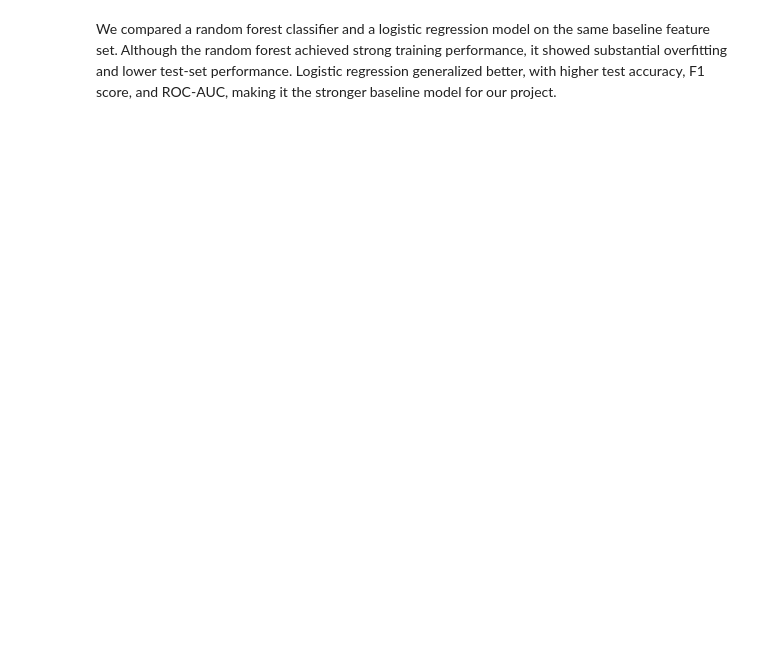
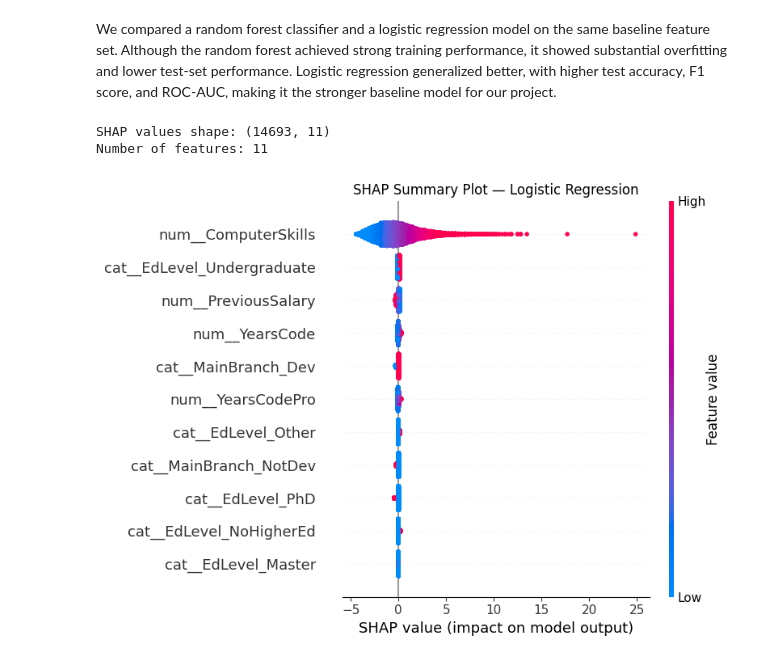
Before and after one commit to BenjaminSchrager/Big-Data-Final-Project, a Jupyter notebook: notebook.ipynb, the cells around one changed output. Cells and saved outputs as stored; diff of their text form; code cells hidden in the pictures; blank space fills up the shorter version.

```diff
--- a/notebook.ipynb
+++ b/notebook.ipynb
@@ -387,3 +387,41 @@ Confusion Matrix:
 weighted avg       0.79      0.79      0.79     14693
 # %% [markdown]
 We compared a random forest classifier and a logistic regression model on the same baseline feature set. Although the random forest achieved strong training performance, it showed substantial overfitting and lower test-set performance. Logistic regression generalized better, with higher test accuracy, F1 score, and ROC-AUC, making it the stronger baseline model for our project.
+# %%
+import shap
+
+# ── 1. Extract the preprocessed feature matrix ──────────────────────────────
+# We need X in transformed (numeric) form for SHAP
+X_test_transformed = log_model.named_steps["preprocessor"].transform(X_test)
+feature_names_out = log_model.named_steps["preprocessor"].get_feature_names_out()
+
+# ── 2. Build a SHAP explainer around the fitted logistic regression ──────────
+# LinearExplainer is the fast, exact choice for linear models
+explainer = shap.LinearExplainer(
+    log_model.named_steps["classifier"],
+    X_test_transformed,
+    feature_perturbation="interventional"
+)
+shap_values = explainer.shap_values(X_test_transformed)
+
+print(f"SHAP values shape: {shap_values.shape}")
+print(f"Number of features: {len(feature_names_out)}")
+# %% [output]
+SHAP values shape: (14693, 11)
+Number of features: 11
+# %%
+# ── 3. Summary plot: global feature importance + direction ───────────────────
+# Each dot is one applicant. Red = high feature value, blue = low.
+# Position on x-axis shows whether it pushed prediction toward hired (+) or not hired (-)
+plt.figure()
+shap.summary_plot(
+    shap_values,
+    X_test_transformed,
+    feature_names=feature_names_out,
+    show=False
+)
+plt.title("SHAP Summary Plot — Logistic Regression")
+plt.tight_layout()
+plt.show()
+# %% [output]
+[figure, added]
```
Also changed, not shown: parts of 10 cells of this notebook.
